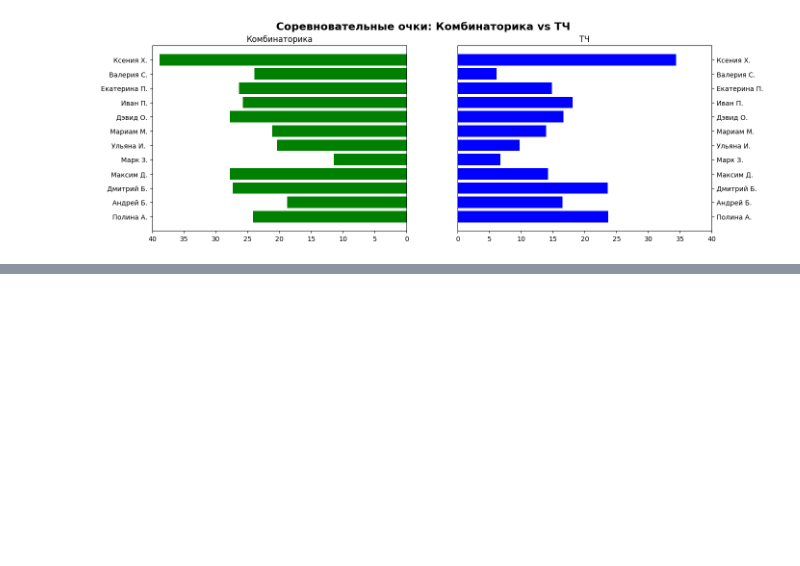
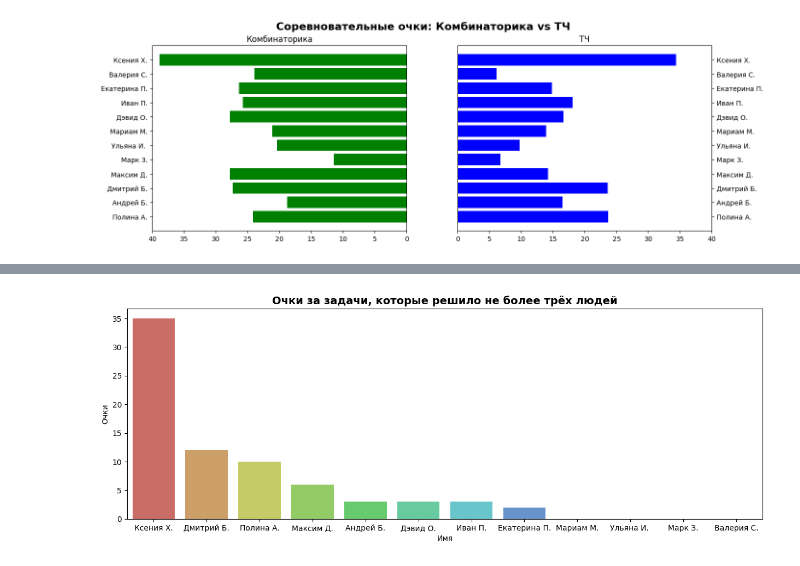
Before and after one commit to IvanUstenko/Spec_Mat_Analyzer, a Jupyter notebook: analyze_main.ipynb, the cells around one changed output, grey strips where cells are left out. Saved outputs shown, nothing was run; the diff lists cells and outputs as text; code cells hidden in the pictures; blank space fills up the shorter version.

```diff
--- a/analyze_main.ipynb
+++ b/analyze_main.ipynb
@@ -60,0 +66,10 @@ plt.show()
+# %%
+comp_points = an.competative_points(df, weight_func='trifecta').sort_values(ascending=False).reset_index(name="Очки").rename(columns={"index":"Имя"})
+
+plt.figure(figsize=(15, 5))
+plt.title("Очки за задачи, которые решило не более трёх людей", weight="heavy", size=14)
+sns.barplot(comp_points, x="Имя", y="Очки", palette='hls', hue="Имя")
+#plt.axhline(comp_points["Очки"].mean())
+plt.show()
+# %% [output]
+[figure, added]
```
Also changed, not shown: parts of 5 cells of this notebook, 5 other files.
